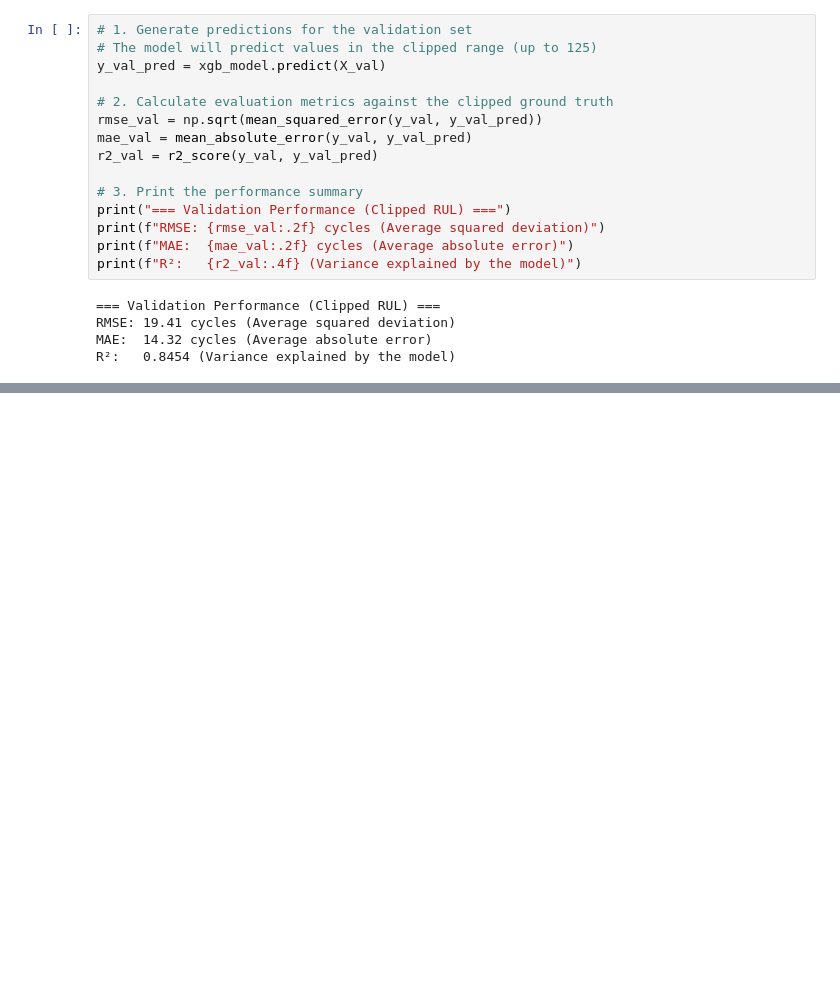
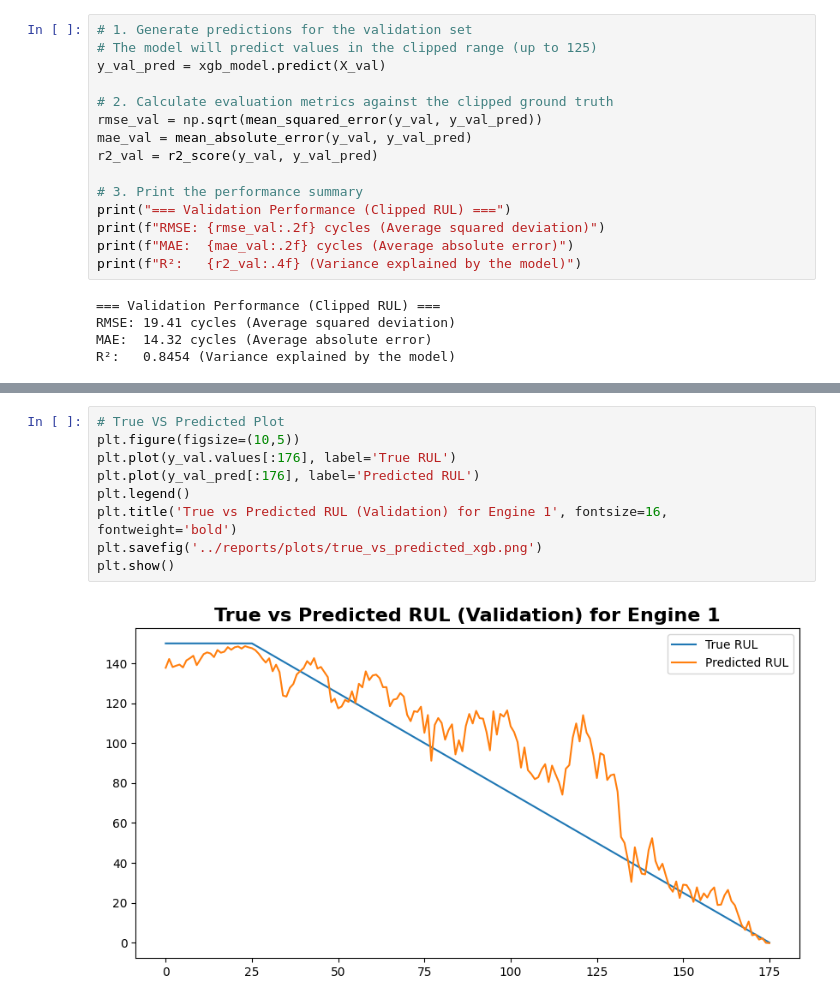
Before and after one commit to TobiSchl2010/predictive-maintenance-cmaps, a Jupyter notebook: notebooks/03_modeling.ipynb, the cells around one changed output, grey strips where cells are left out. Cells and saved outputs as stored; diff of their text form; blank space fills up the shorter version.

Commit message:
Start error analysis (true vs predicted plot)

```diff
--- a/notebooks/03_modeling.ipynb
+++ b/notebooks/03_modeling.ipynb
@@ -362,0 +416,11 @@ R²:   0.8454 (Variance explained by the model)
+# %%
+# True VS Predicted Plot
+plt.figure(figsize=(10,5))
+plt.plot(y_val.values[:176], label='True RUL')
+plt.plot(y_val_pred[:176], label='Predicted RUL')
+plt.legend()
+plt.title('True vs Predicted RUL (Validation) for Engine 1', fontsize=16, fontweight='bold')
+plt.savefig('../reports/plots/true_vs_predicted_xgb.png')
+plt.show()
+# %% [output]
+[figure, added]
```
Also changed, not shown: parts of 8 cells of this notebook, 2 other files.
